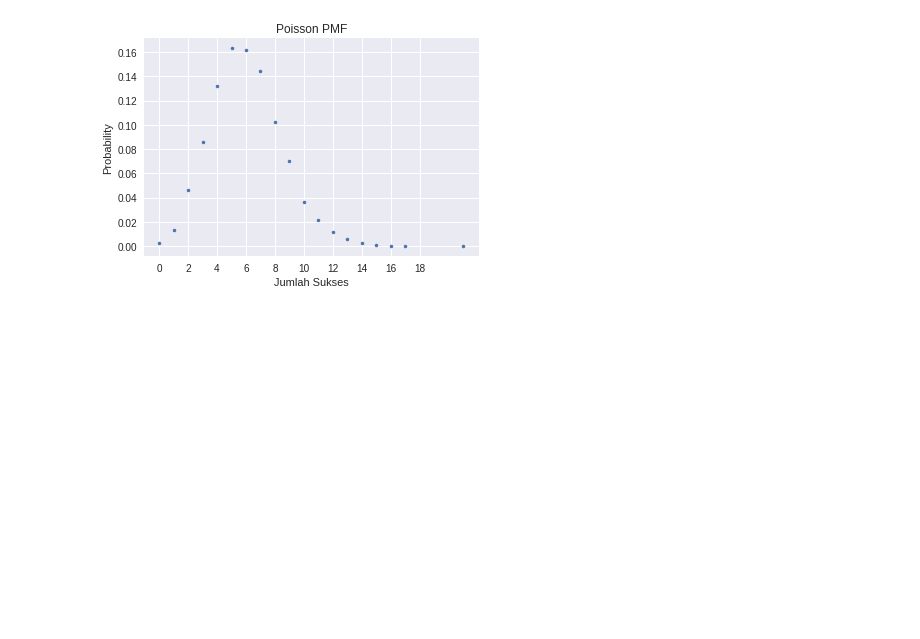
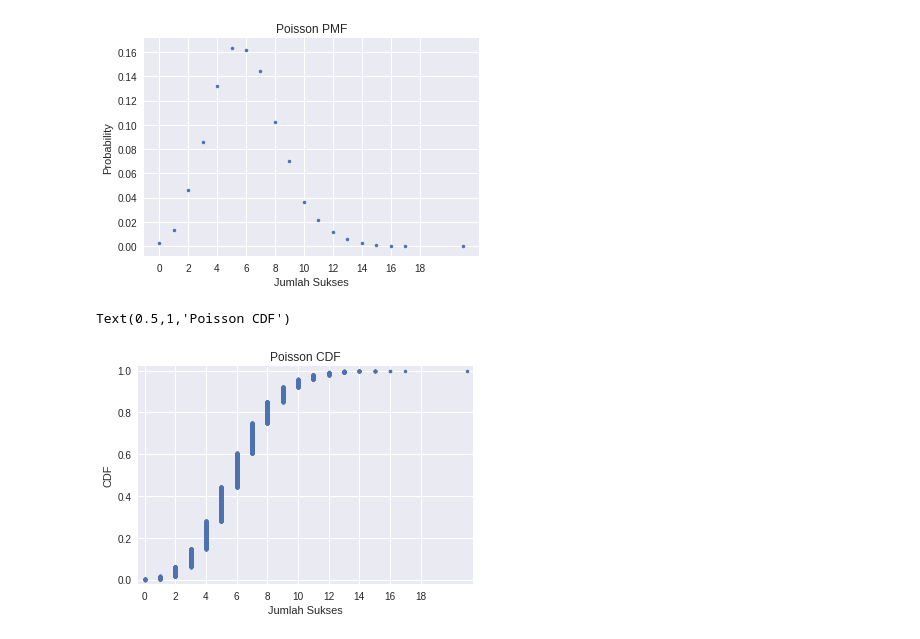
Before and after one commit to rubiagatra/data-science-with-python, a Jupyter notebook: Bagian 4 - Statistik dan Python 1/3. Probabilistik and Statistik Inferensia.ipynb, the cells around one changed output. Drawn from its saved outputs; the diff is of its cells as text; code cells hidden in the pictures; blank space fills up the shorter version.

```diff
--- a/Bagian 4 - Statistik dan Python 1/3. Probabilistik and Statistik Inferensia.ipynb
+++ b/Bagian 4 - Statistik dan Python 1/3. Probabilistik and Statistik Inferensia.ipynb
@@ -168,8 +169,13 @@ plt.xticks([0, 2, 4, 6, 8, 10, 12, 14, 16, 18])
  <a list of 10 Text xticklabel objects>)
 [figure]
 # %%
-x_poi, y_poi = ecdf(samples_poisson)
+x_poi, y_poi = dcst.ecdf(samples_poisson)
 plt.plot(x_poi, y_poi, marker='.', linestyle='none')
 plt.margins(0.02)
 plt.xlabel('Jumlah Sukses')
-= plt.ylabel('Poisson CDF')
+plt.ylabel('CDF')
+plt.xticks([0, 2, 4, 6, 8, 10, 12, 14, 16, 18])
+plt.title('Poisson CDF')
+# %% [output]
+Text(0.5,1,'Poisson CDF')
+[figure, added]
```
Also changed, not shown: parts of 1 cell of this notebook, 1 other file.
